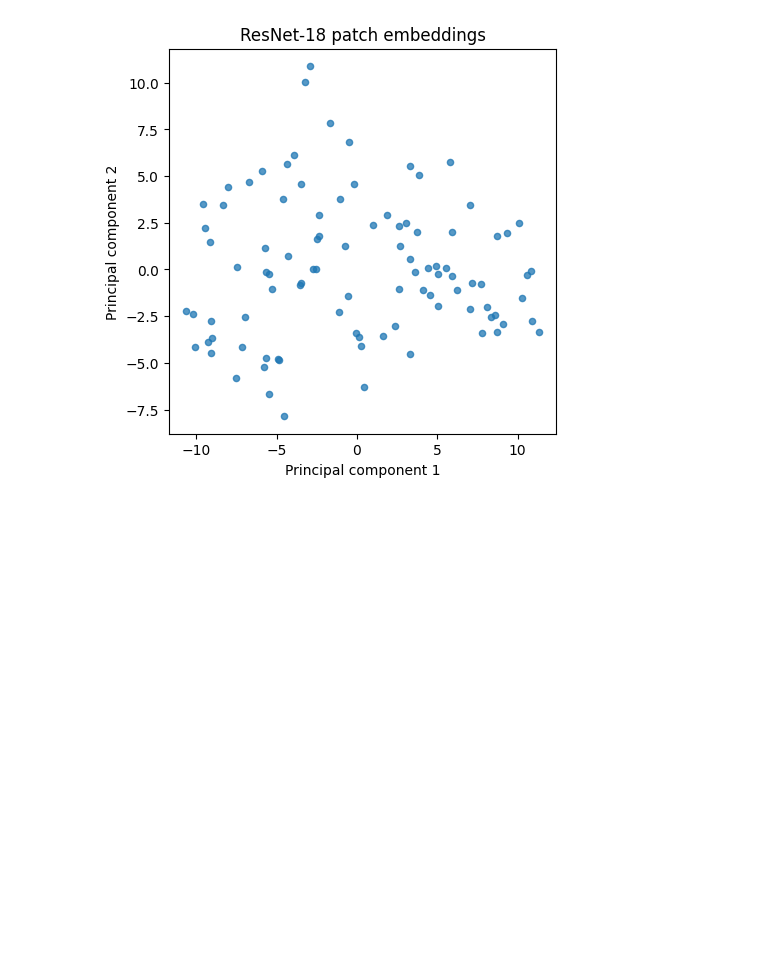
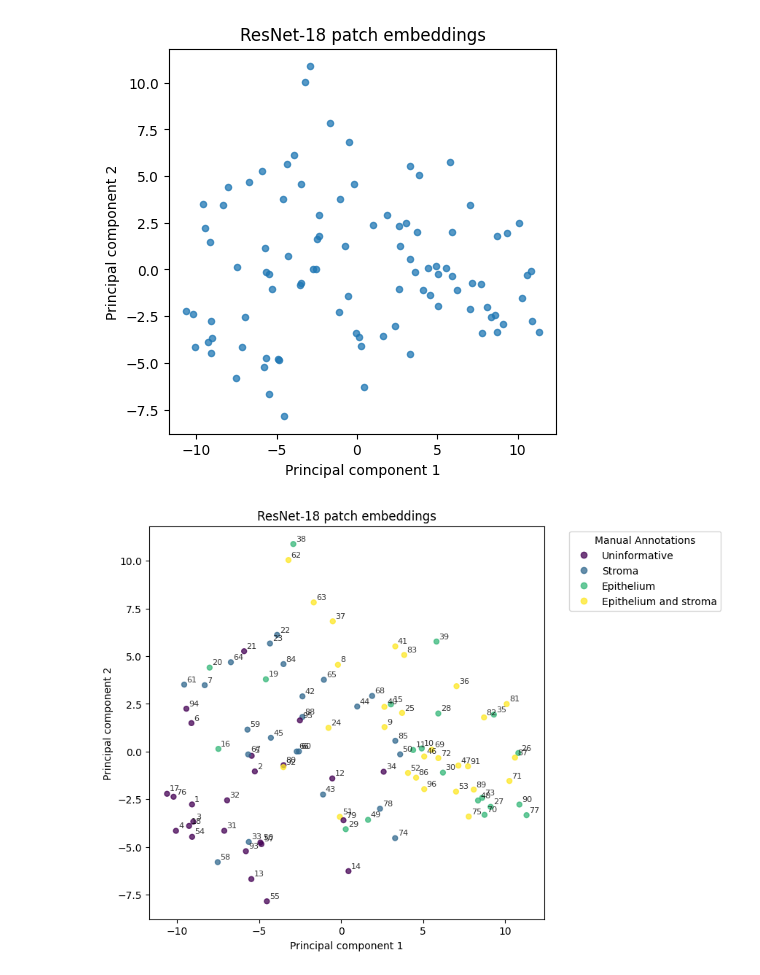
Before and after one commit to PierreCr/Computational-Pathology, a Jupyter notebook: Mini_project_in_Computational_Pathology_Part_2.ipynb, the cells around one changed output. Drawn from its saved outputs; the diff is of its cells as text; code cells hidden in the pictures; blank space fills up the shorter version.

```diff
--- a/Mini_project_in_Computational_Pathology_Part_2.ipynb
+++ b/Mini_project_in_Computational_Pathology_Part_2.ipynb
@@ -226,0 +218,41 @@ Variance explained by two components: 0.308
+# %%
+#22.1. Color by your own annotation.
+
+# Manual annotation of patches:
+  # Uninformative (tissue borders, artefacts, keratin) = 0.
+  # Stroma (>50% patch surface) = 1.
+  # Epithelium (>50% patch surface) = 2.
+  # Epithelium_and_stroma = 3.
+
+# metadata loading with PCA coordinates
+metadata = pd.read_csv(Path("/content/drive/MyDrive/WSI_CMU-1/Metadata/") / "CMU-1_patches_metadata.csv", sep=";")
+
+plt.figure(figsize=(7, 7))
+scatter = plt.scatter(
+    metadata["PC1"],
+    metadata["PC2"],
+    c=metadata["patch_type"],
+    s=25,
+    alpha=0.75,
+)
+
+# Add patch_id
+for idx, row in metadata.iterrows():
+    plt.text(
+        row["PC1"] + 0.15,  # Léger décalage en X pour la lisibilité
+        row["PC2"] + 0.15,  # Léger décalage en Y
+        str(idx + 1),
+        fontsize=8,
+        alpha=0.8
+    )
+
+labels = ["Uninformative", "Stroma", "Epithelium", "Epithelium and stroma"]
+
+plt.xlabel("Principal component 1")
+plt.ylabel("Principal component 2")
+plt.title("ResNet-18 patch embeddings")
+
+plt.legend(handles=scatter.legend_elements()[0], labels=labels, title="Manual Annotations", bbox_to_anchor=(1.05, 1), loc='upper left')
+plt.show()
+# %% [output]
+[figure, added]
```
Also changed, not shown: parts of 4 cells of this notebook.
